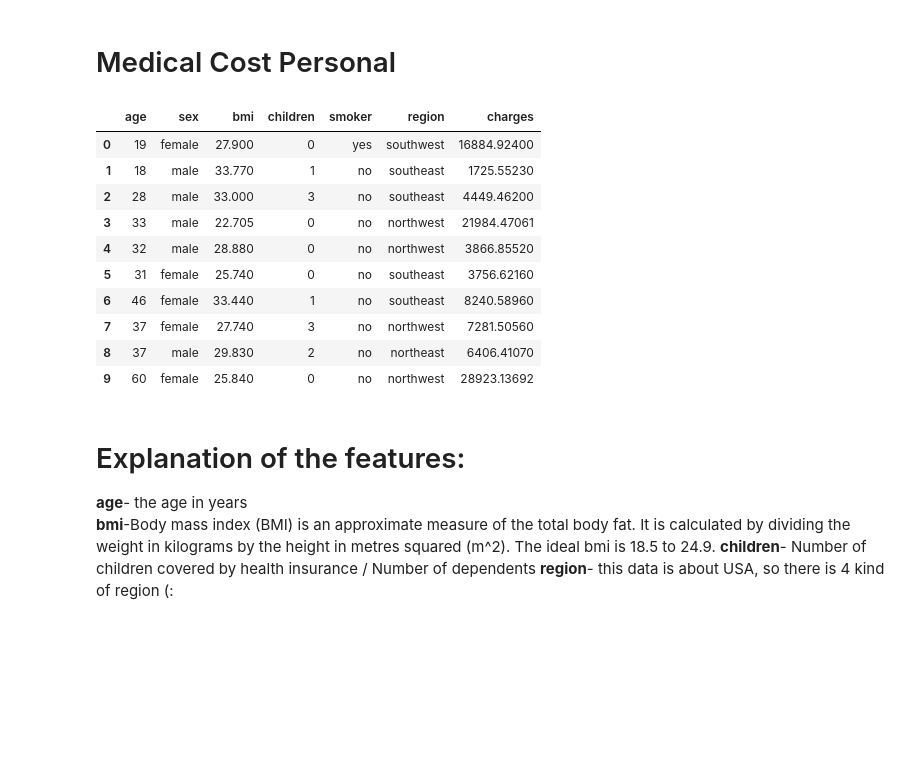
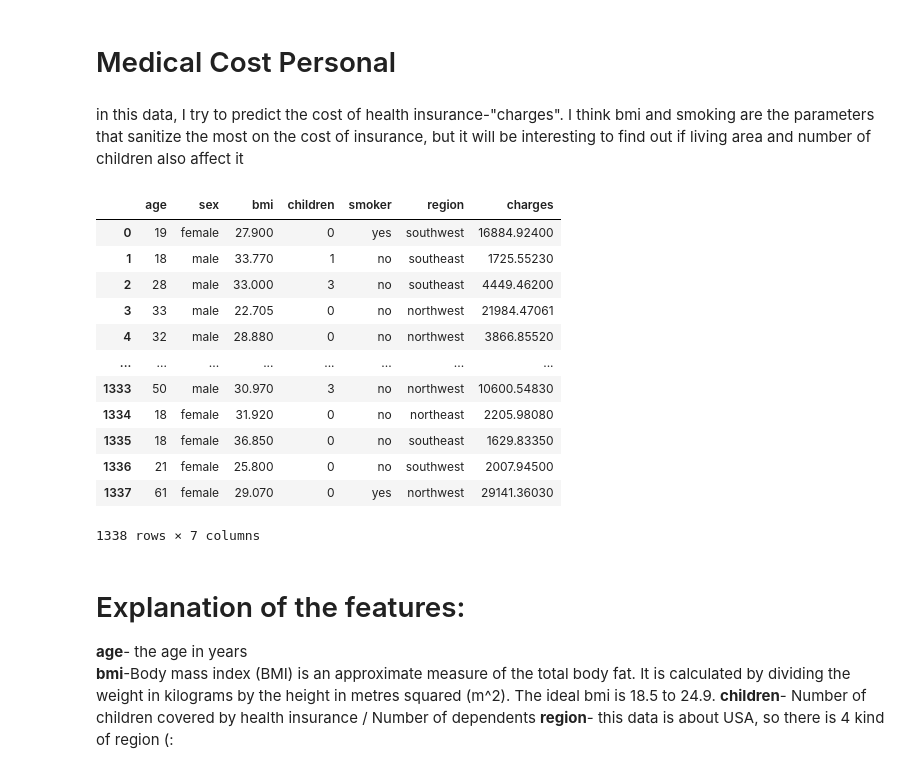
Before and after one commit to ortalcheriker/final-project-ai, a Jupyter notebook: Medical Cost Personal -regression.ipynb, the cells around one changed output. Cells and saved outputs as stored; diff of their text form; code cells hidden in the pictures; blank space fills up the shorter version.

```diff
--- a/Medical Cost Personal -regression.ipynb
+++ b/Medical Cost Personal -regression.ipynb
@@ -1,5 +1,8 @@
 # %% [markdown]
 # Medical Cost Personal
+# %% [markdown]
+in this data, I try to predict the cost of health insurance-"charges".
+I think bmi and smoking are the parameters that sanitize the most on the cost of insurance, but it will be interesting to find out if living area and number of children also affect it
 # %%
 import pandas as pd
 import numpy as np
@@ -7,19 +10,21 @@ import seaborn as sns
 import matplotlib.pyplot as plt
 # %%
 insurance=pd.read_csv('/Users/ortal/Desktop/OneDrive - Ariel University/שיעורים/AI/proiect/dataset/insurance.csv')
-insurance.head(10)
+insurance
 # %% [output]
 |  | age | sex | bmi | children | smoker | region | charges |
 | 0 | 19 | female | 27.900 | 0 | yes | southwest | 16884.92400 |
 | 1 | 18 | male | 33.770 | 1 | no | southeast | 1725.55230 |
 | 2 | 28 | male | 33.000 | 3 | no | southeast | 4449.46200 |
 | 3 | 33 | male | 22.705 | 0 | no | northwest | 21984.47061 |
 | 4 | 32 | male | 28.880 | 0 | no | northwest | 3866.85520 |
-| 5 | 31 | female | 25.740 | 0 | no | southeast | 3756.62160 |
-| 6 | 46 | female | 33.440 | 1 | no | southeast | 8240.58960 |
-| 7 | 37 | female | 27.740 | 3 | no | northwest | 7281.50560 |
-| 8 | 37 | male | 29.830 | 2 | no | northeast | 6406.41070 |
-| 9 | 60 | female | 25.840 | 0 | no | northwest | 28923.13692 |
+| ... | ... | ... | ... | ... | ... | ... | ... |
+| 1333 | 50 | male | 30.970 | 3 | no | northwest | 10600.54830 |
+| 1334 | 18 | female | 31.920 | 0 | no | northeast | 2205.98080 |
+| 1335 | 18 | female | 36.850 | 0 | no | southeast | 1629.83350 |
+| 1336 | 21 | female | 25.800 | 0 | no | southwest | 2007.94500 |
+| 1337 | 61 | female | 29.070 | 0 | yes | northwest | 29141.36030 |
+1338 rows × 7 columns
 # %% [markdown]
 # Explanation of the  features:
 **age**- the age in years\
```
Also changed, not shown: parts of 63 cells of this notebook, 1 other file.
